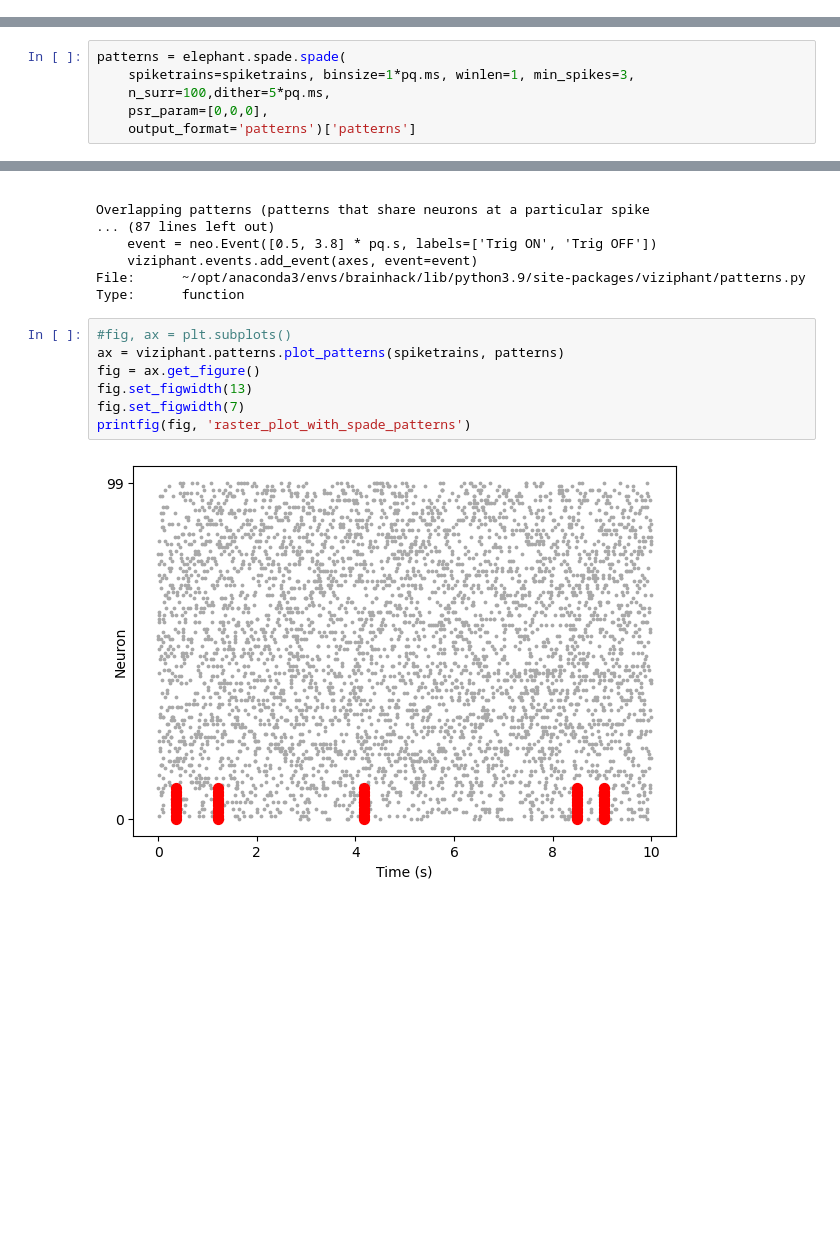
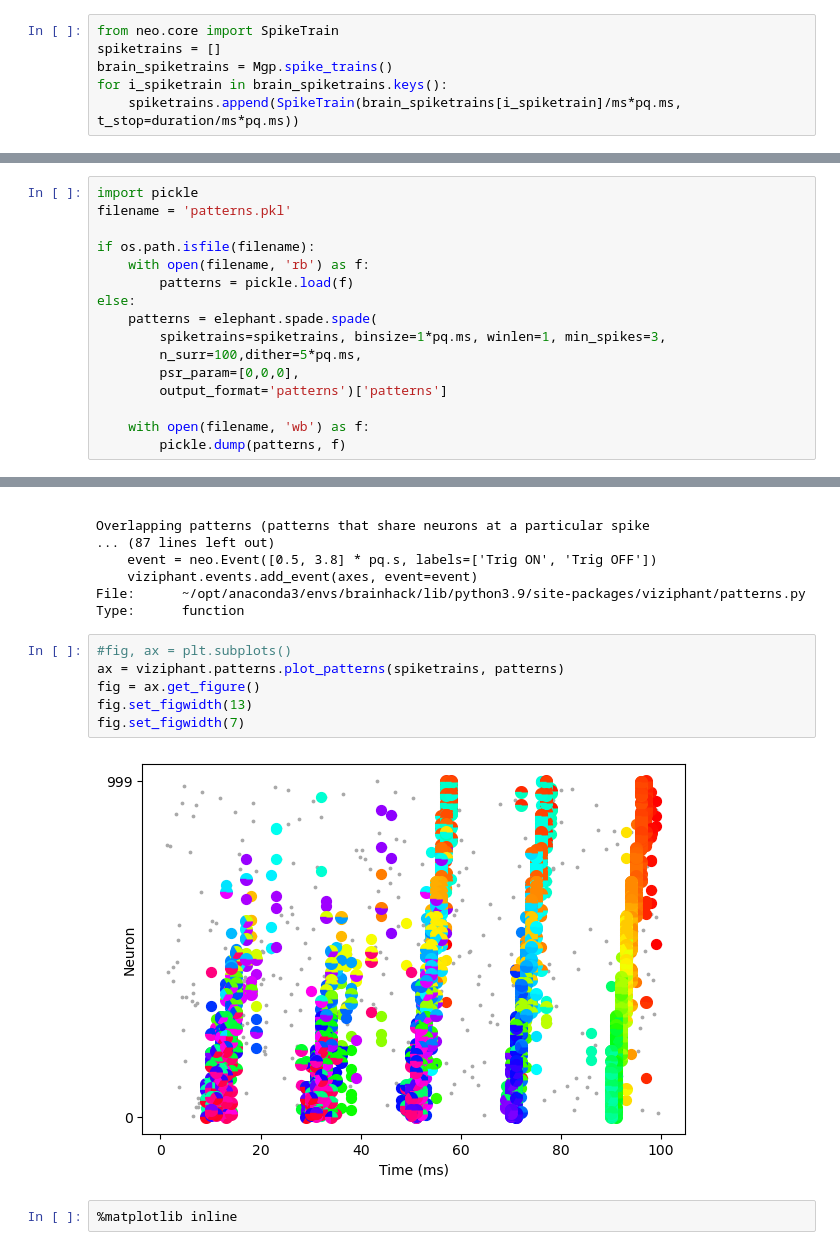
Before and after one commit to SpikeAI/2022-10-04_polychronies_OBSOLETE, a Jupyter notebook: src/SPADE_synfire.ipynb, the cells around one changed output, grey strips where cells are left out. Cells and saved outputs as stored; diff of their text form; blank space fills up the shorter version.

```diff
--- a/src/SPADE_synfire.ipynb
+++ b/src/SPADE_synfire.ipynb
@@ -22,0 +27,6 @@ for i in range(90):
+# %%
+from neo.core import SpikeTrain
+spiketrains = []
+brain_spiketrains = Mgp.spike_trains()
+for i_spiketrain in brain_spiketrains.keys():
+    spiketrains.append(SpikeTrain(brain_spiketrains[i_spiketrain]/ms*pq.ms, t_stop=duration/ms*pq.ms))
@@ -108,8 +86,18 @@ Time for data mining: ...
 File:      ~/opt/anaconda3/envs/brainhack/lib/python3.9/site-packages/elephant/spade.py
 Type:      function
 # %%
-patterns = elephant.spade.spade(
-    spiketrains=spiketrains, binsize=1*pq.ms, winlen=1, min_spikes=3,
-    n_surr=100,dither=5*pq.ms,
-    psr_param=[0,0,0],
-    output_format='patterns')['patterns']
+import pickle
+filename = 'patterns.pkl'
+
+if os.path.isfile(filename):
+    with open(filename, 'rb') as f:
+        patterns = pickle.load(f)
+else:
+    patterns = elephant.spade.spade(
+        spiketrains=spiketrains, binsize=1*pq.ms, winlen=1, min_spikes=3,
+        n_surr=100,dither=5*pq.ms,
+        psr_param=[0,0,0],
+        output_format='patterns')['patterns']
+
+    with open(filename, 'wb') as f:
+        pickle.dump(patterns, f)
@@ -149,9 +144,10 @@ Type:      function
 # %%
 #fig, ax = plt.subplots()
 ax = viziphant.patterns.plot_patterns(spiketrains, patterns)
 fig = ax.get_figure()
 fig.set_figwidth(13)
 fig.set_figwidth(7)
-printfig(fig, 'raster_plot_with_spade_patterns')
 # %% [output]
-[figure, old version]
+[figure, new version]
+# %%
+%matplotlib inline
```
Also changed, not shown: parts of 23 cells of this notebook, 4 other files.
